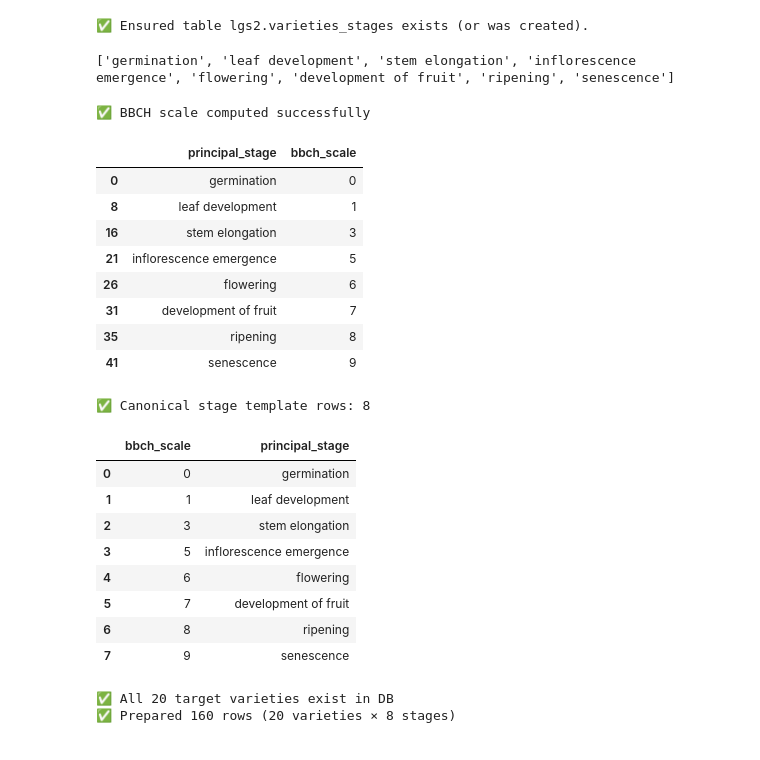
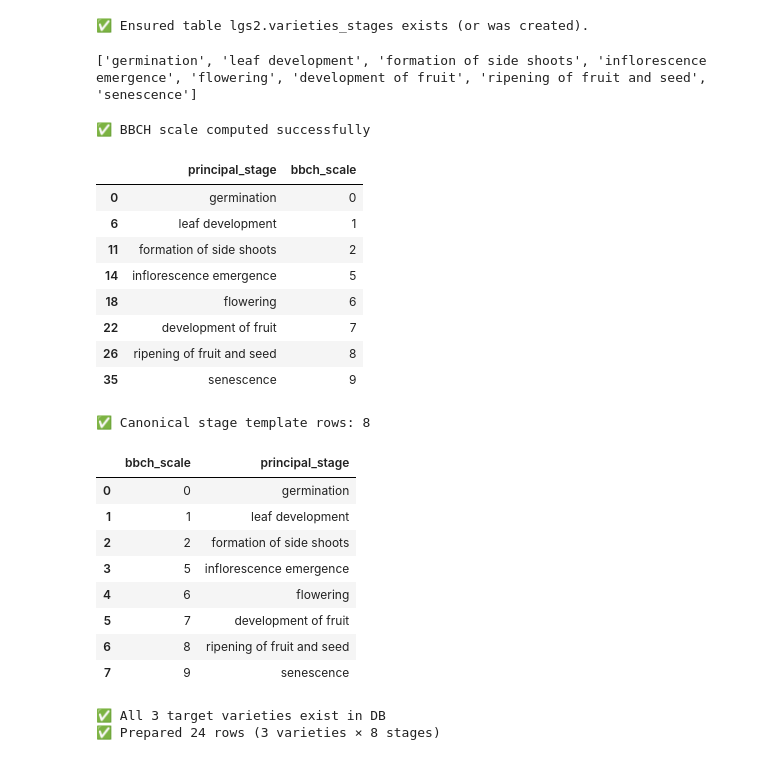
Before and after one commit to Agronomic-zarat-bahal-kissan-khoshal/data-into-db, a Jupyter notebook: lgs 2.0/variety_stages_from_variety_data.ipynb, the cells around one changed output. Cells and saved outputs as stored; diff of their text form; code cells hidden in the pictures.

```diff
--- a/lgs 2.0/variety_stages_from_variety_data.ipynb
+++ b/lgs 2.0/variety_stages_from_variety_data.ipynb
@@ -74,22 +74,22 @@ print("✅ requirements.txt updated")
 from pathlib import Path
 
 # PostgreSQL
-PG_USER = "postgres"
-PG_PASS = "greenage"
-PG_HOST = "localhost"
-# PG_HOST = "192.168.100.17"
-# PG_USER = "agronomics"
-# PG_PASS = "Agronomics/psql!!!"
-# PG_HOST = "172.16.10.7"
+# PG_USER = "postgres"
+# PG_PASS = "greenage"
+# PG_HOST = "localhost"
+PG_HOST = "192.168.100.17"
+PG_USER = "agronomics"
+PG_PASS = "Agronomics/psql!!!"
+PG_HOST = "172.16.10.7"
 PG_PORT = 5432
-PG_DB   = "moin_weather"   # make sure DB is UTF8
-# PG_DB   = "agronomics_weather_data"   # make sure DB is UTF8
+# PG_DB   = "moin_weather"   # make sure DB is UTF8
+PG_DB   = "agronomics_weather_data"   # make sure DB is UTF8
 PG_SCHEMA = "lgs2"
 TABLE_NAME = "varieties_stages"
 
 # Excel source
 EXCEL_PATH = Path(r"./Variety Data V5.0 (4).xlsx")
-SHEET_NAME = "Sunflower"
+SHEET_NAME = "Tinda Gourd"
 USECOLS    = "A:L"     # adjust if needed
 HEADER_ROW = 0          # Excel row 4 -> pandas header=3 (0-indexed)
 
@@ -555,7 +555,7 @@ principal_stage_list = (
 
 print(principal_stage_list)
 # %% [output]
-['germination', 'leaf development', 'stem elongation', 'inflorescence emergence', 'flowering', 'development of fruit', 'ripening', 'senescence']
+['germination', 'leaf development', 'formation of side shoots', 'inflorescence emergence', 'flowering', 'development of fruit', 'ripening of fruit and seed', 'senescence']
 # %%
 # --------------------------------------------------
 # BBCH mapping (ACTIVE – required)
@@ -569,42 +569,42 @@ ps_key = (
 
 BBCH_MAP = {
     "germination": 0,
     "leaf development": 1,
-    "stem elongation": 3,
+    "formation of side shoots": 2,
     "inflorescence emergence": 5,
     "flowering": 6,
     "development of fruit": 7,
-    "ripening": 8,
+    "ripening of fruit and seed": 8,
     "senescence": 9,
 }
 
 data["bbch_scale"] = ps_key.map(BBCH_MAP).astype("Int64")
 
 # ---- validate ----
 missing = data["bbch_scale"].isna()
 if missing.any():
     unmapped = sorted(ps_key[missing].unique().tolist())
     raise ValueError(
         f"❌ Unmapped principal_stage values detected:\n{unmapped}"
     )
 
 print("✅ BBCH scale computed successfully")
 display(
     data[["principal_stage", "bbch_scale"]]
     .drop_duplicates()
     .sort_values("bbch_scale")
 )
 # %% [output]
 ✅ BBCH scale computed successfully
 |  | principal_stage | bbch_scale |
 | 0 | germination | 0 |
-| 8 | leaf development | 1 |
-| 16 | stem elongation | 3 |
-| 21 | inflorescence emergence | 5 |
-| 26 | flowering | 6 |
-| 31 | development of fruit | 7 |
-| 35 | ripening | 8 |
-| 41 | senescence | 9 |
+| 6 | leaf development | 1 |
+| 11 | formation of side shoots | 2 |
+| 14 | inflorescence emergence | 5 |
+| 18 | flowering | 6 |
+| 22 | development of fruit | 7 |
+| 26 | ripening of fruit and seed | 8 |
+| 35 | senescence | 9 |
 # %%
 # --------------------------------------------------
 # Build canonical stage template (ONE row per BBCH)
@@ -623,11 +623,11 @@ display(stage_template[["bbch_scale", "principal_stage"]])
 |  | bbch_scale | principal_stage |
 | 0 | 0 | germination |
 | 1 | 1 | leaf development |
-| 2 | 3 | stem elongation |
+| 2 | 2 | formation of side shoots |
 | 3 | 5 | inflorescence emergence |
 | 4 | 6 | flowering |
 | 5 | 7 | development of fruit |
-| 6 | 8 | ripening |
+| 6 | 8 | ripening of fruit and seed |
 | 7 | 9 | senescence |
 # %%
 from uuid import uuid4
@@ -637,7 +637,7 @@ import pandas as pd
 # --------------------------------------------------
 # 1. Define TARGET varieties
 # --------------------------------------------------
-TARGET_VARIETIES = ['fh 331', 'hks 278', 'hysun 33', 'hysun 34', 'nk 265', 'aguara 4', 'pi 6480', 'sf 187', 't-40318', 'nk armani', 's-278', 'us444', 'parson3', 'oxsen 5270', 'oxsen 5264', 'hsf 350', 'orisun516', 'orisun648', 'orisun701', 'us666']
+TARGET_VARIETIES = ['chaman', 'dilpasand-4040', 'locals']
 
 targets_norm = [v.strip().casefold() for v in TARGET_VARIETIES]
 
@@ -715,8 +715,8 @@ print(
     f"({len(TARGET_VARIETIES)} varieties × {expected_stage_count} stages)"
 )
 # %% [output]
-✅ All 20 target varieties exist in DB
-✅ Prepared 160 rows (20 varieties × 8 stages)
+✅ All 3 target varieties exist in DB
+✅ Prepared 24 rows (3 varieties × 8 stages)
 # %%
 # display(
 #     data[["main_stage", "principal_stage", "bbch_scale"]]
```
Also changed, not shown: parts of 7 cells of this notebook, 3 other files.
